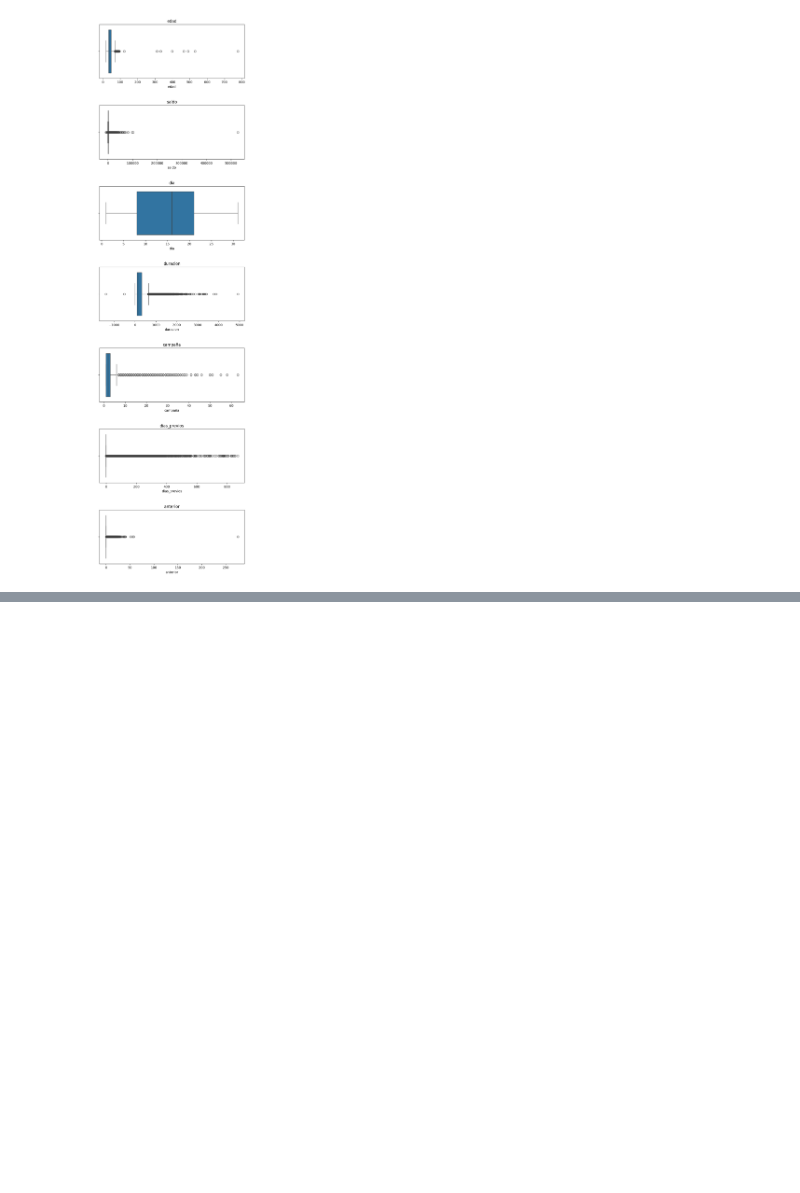
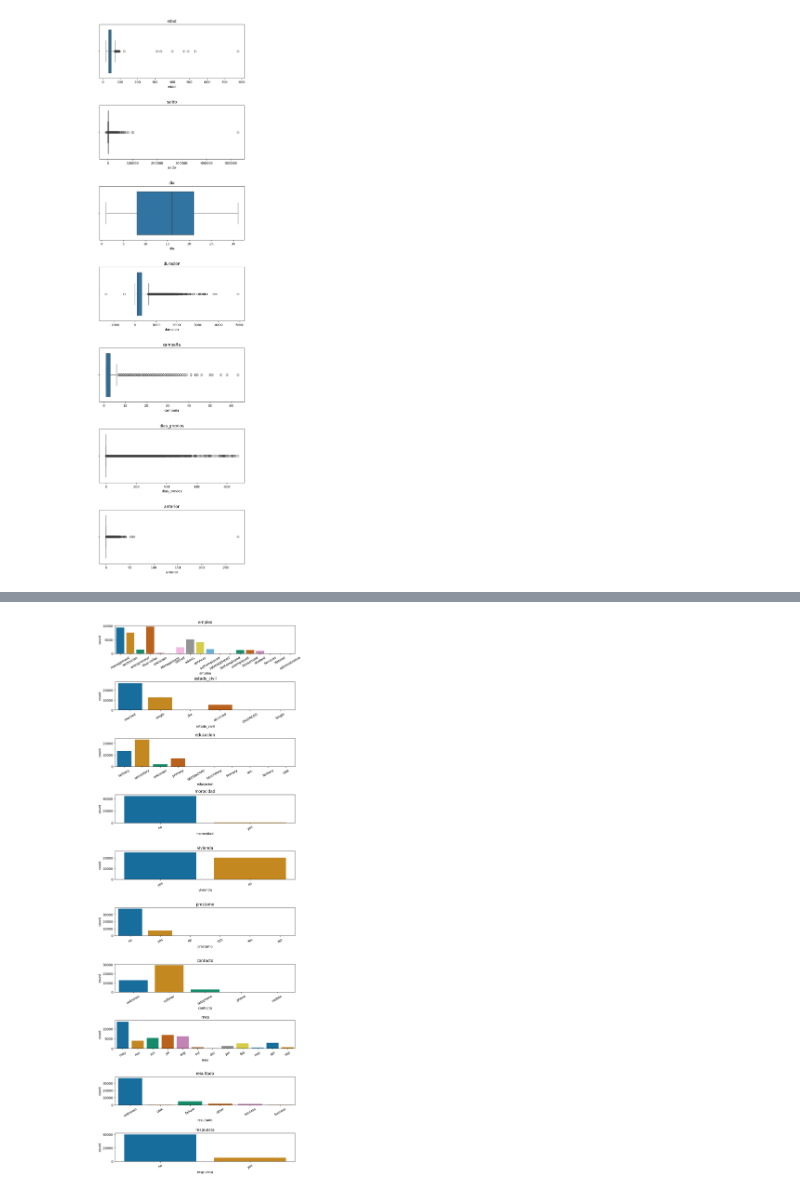
Before and after one commit to ErikaDivantoque/Talento_Tech, a Jupyter notebook: Laboratorio_1_.ipynb, the cells around one changed output, grey strips where cells are left out. Drawn from its saved outputs; the diff is of its cells as text; code cells hidden in the pictures; blank space fills up the shorter version.

```diff
--- a/Laboratorio_1_.ipynb
+++ b/Laboratorio_1_.ipynb
@@ -563,0 +570,6 @@ for i, col in enumerate(cols_num):
+# %%
+# Eliminar filas con "edad" > 100
+
+print(f'Tamaño del set antes de eliminar registros de edad: {data.shape}')
+data = data.drop(data[data['edad'] > 100].index) # Elimina de data dentro de edad todo los mayores a 100. Index va revisando posicion por posición
+print(f'Tamaño del set despues de elimnar registros de edad:{data.shape}')
@@ -563,0 +579,6 @@ for i, col in enumerate(cols_num):
+# %%
+# Eliminar filas con "duracion" < 0
+
+print(f'Tamaño del set antes de eliminar registros de duracion: {data.shape}')
+data = data.drop(data[data['duracion'] < 0].index) # Elimina de data dentro de duracion todo los menores a 0. Index va revisando posicion por posición
+print(f'Tamaño del set despues de elimnar registros de duración:{data.shape}')
@@ -563,0 +588,6 @@ for i, col in enumerate(cols_num):
+# %%
+# Eliminar filas con "anterior" > 100
+print(f'Tamaño del set antes de eliminar registros de anterior: {data.shape}')
+data = data.drop(data[data['anterior'] > 100].index)
+#data = data
+print(f'Tamaño del set despues de elimnar registros de anterior:{data.shape}')
@@ -563,0 +603,13 @@ for i, col in enumerate(cols_num):
+# %%
+# Graficar los subniveles de cada varibale categorica
+cols_cat = ['empleo', 'estado_civil', 'educacion', 'morocidad', 'vivienda', 'prestamo', 'contacto', 'mes', 'resultado', 'respuesta']
+
+fig,ax = plt.subplots(nrows=10, ncols=1, figsize=(10,30))
+fig.subplots_adjust(hspace=1)
+
+for i, col in enumerate(cols_cat):
+  sns.countplot(x=col, hue=col, data=data, ax=ax[i], palette='colorblind', legend=False)
+  ax[i].set_title(col)
+  ax[i].tick_params(axis='x', labelrotation=30)
+# %% [output]
+[figure, added]
```
Also changed, not shown: parts of 9 cells of this notebook.
